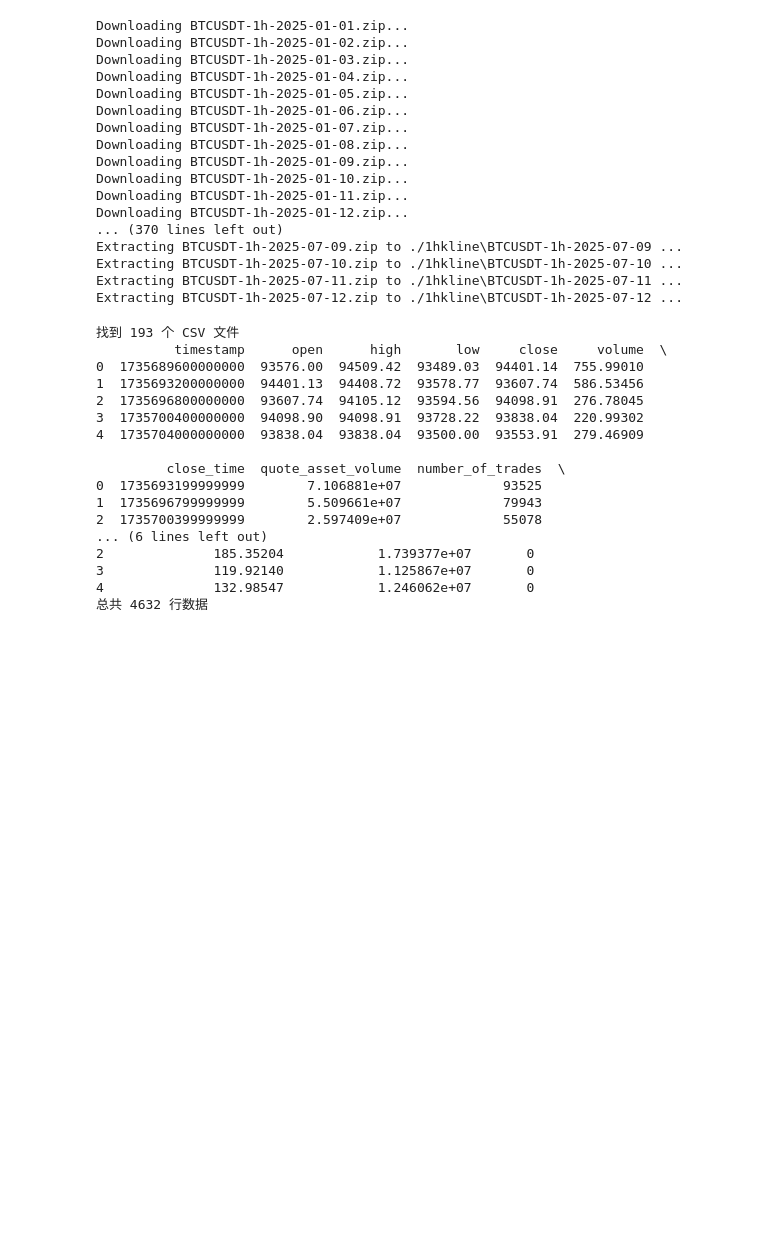
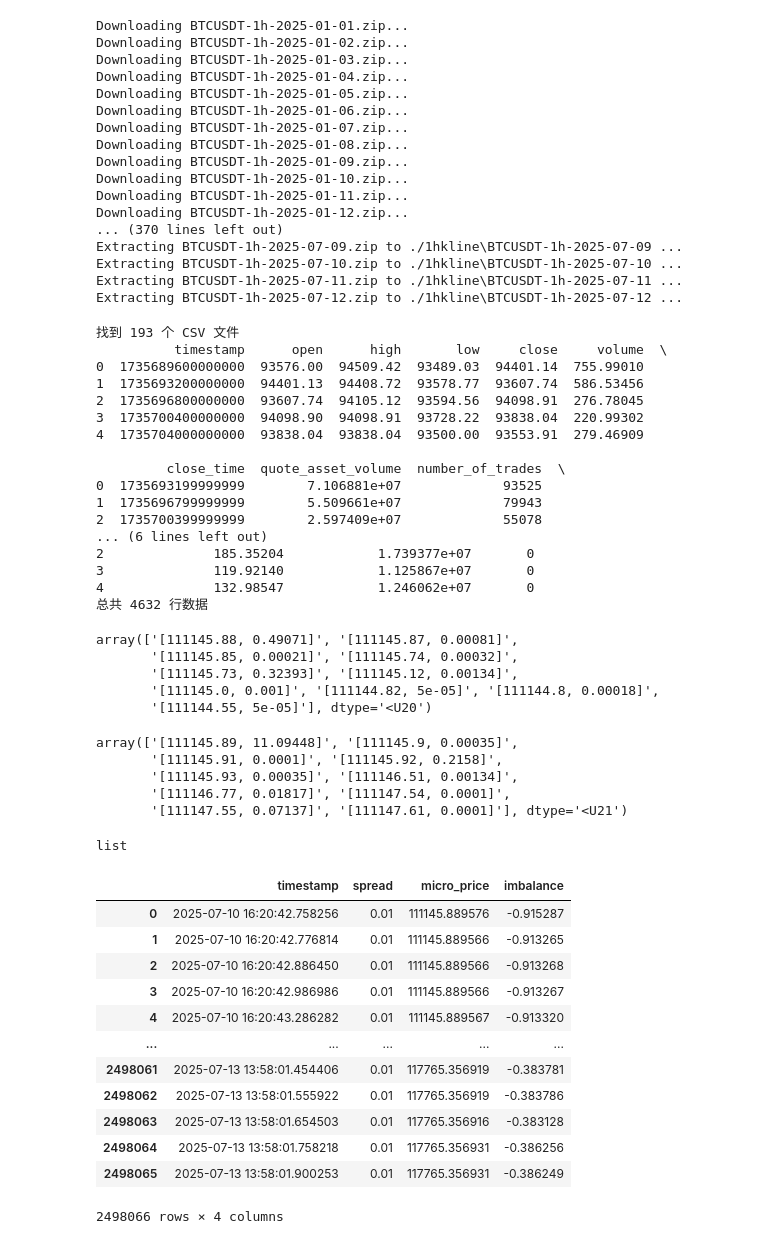
Before and after one commit to ChrisChenDaren/binance, a Jupyter notebook: binance.ipynb, the cells around one changed output. Saved outputs shown, nothing was run; the diff lists cells and outputs as text; code cells hidden in the pictures; blank space fills up the shorter version.

Commit message:
update on data fitting

```diff
--- a/binance.ipynb
+++ b/binance.ipynb
@@ -318,6 +320,41 @@ print(f"总共 {len(df_1hkline)} 行数据")
 3              119.92140            1.125867e+07       0
 4              132.98547            1.246062e+07       0
 总共 4632 行数据
+# %%
+df = df_depth.copy()
+df['bids'] = df['bids'].apply(ast.literal_eval)
+df['asks'] = df['asks'].apply(ast.literal_eval)
+grouped = df.groupby('timestamp').agg({
+    'bids': lambda x: np.array(list(x)),
+    'asks': lambda x: np.array(list(x)),
+    'lastUpdateId': 'first'
+}).reset_index()
+# %%
+high_freq = []
+for i, row in grouped.iterrows():
+    timestamp = row['timestamp']
+    bids = row['bids'][:10]
+    asks = row['asks'][:10]
+
+    bids_price = [float(b[0]) for b in bids]
+    bids_qty = [float(b[1]) for b in bids]
+
+    ask_price = [float(a[0]) for a in asks]
+    ask_qty = [float(a[1]) for a in asks]
+
+    spread = ask_price[0] - bids_price[0]
+    mid_price = (ask_price[0] + bids_price[0])/2
+    obi = (bids_qty[0] - ask_qty[0])/(bids_qty[0] + ask_qty[0] +1e-6)
+    micro_price = (ask_price[0]*ask_qty[0]+bids_price[0]*bids_qty[0])/(ask_qty[0]+bids_qty[0])
+
+    high_freq.append({
+        'timestamp': timestamp,
+        'spread': spread,
+        'micro_price': micro_price,
+        'imbalance': obi,
+    })
+
+features_df = pd.DataFrame(high_freq)
 # %%
 def compute_high_freq_features(df_100ms):
     # 假设包含 bid_1, ask_1, vol_bid_1, vol_ask_1 等字段
@@ -368,3 +405,39 @@ def compute_long_freq_features(df_kline_daily):
     df['tr'] = np.maximum(df['high'] - df['low'], np.abs(df['close'] - df['close'].shift(1)))
     df['atr_30d'] = df['tr'].rolling(30).mean()
     return df
+# %%
+grouped.loc[0,'bids']
+# %% [output]
+array(['[111145.88, 0.49071]', '[111145.87, 0.00081]',
+       '[111145.85, 0.00021]', '[111145.74, 0.00032]',
+       '[111145.73, 0.32393]', '[111145.12, 0.00134]',
+       '[111145.0, 0.001]', '[111144.82, 5e-05]', '[111144.8, 0.00018]',
+       '[111144.55, 5e-05]'], dtype='<U20')
+# %%
+grouped.loc[0,'asks']
+# %% [output]
+array(['[111145.89, 11.09448]', '[111145.9, 0.00035]',
+       '[111145.91, 0.0001]', '[111145.92, 0.2158]',
+       '[111145.93, 0.00035]', '[111146.51, 0.00134]',
+       '[111146.77, 0.01817]', '[111147.54, 0.0001]',
+       '[111147.55, 0.07137]', '[111147.61, 0.0001]'], dtype='<U21')
+# %%
+type(df['bids'][1])
+# %% [output]
+list
+# %%
+features_df
+# %% [output]
+|  | timestamp | spread | micro_price | imbalance |
+| 0 | 2025-07-10 16:20:42.758256 | 0.01 | 111145.889576 | -0.915287 |
+| 1 | 2025-07-10 16:20:42.776814 | 0.01 | 111145.889566 | -0.913265 |
+| 2 | 2025-07-10 16:20:42.886450 | 0.01 | 111145.889566 | -0.913268 |
+| 3 | 2025-07-10 16:20:42.986986 | 0.01 | 111145.889566 | -0.913267 |
+| 4 | 2025-07-10 16:20:43.286282 | 0.01 | 111145.889567 | -0.913320 |
+| ... | ... | ... | ... | ... |
+| 2498061 | 2025-07-13 13:58:01.454406 | 0.01 | 117765.356919 | -0.383781 |
+| 2498062 | 2025-07-13 13:58:01.555922 | 0.01 | 117765.356919 | -0.383786 |
+| 2498063 | 2025-07-13 13:58:01.654503 | 0.01 | 117765.356916 | -0.383128 |
+| 2498064 | 2025-07-13 13:58:01.758218 | 0.01 | 117765.356931 | -0.386256 |
+| 2498065 | 2025-07-13 13:58:01.900253 | 0.01 | 117765.356931 | -0.386249 |
+2498066 rows × 4 columns
```
Also changed, not shown: parts of 3 cells of this notebook.
